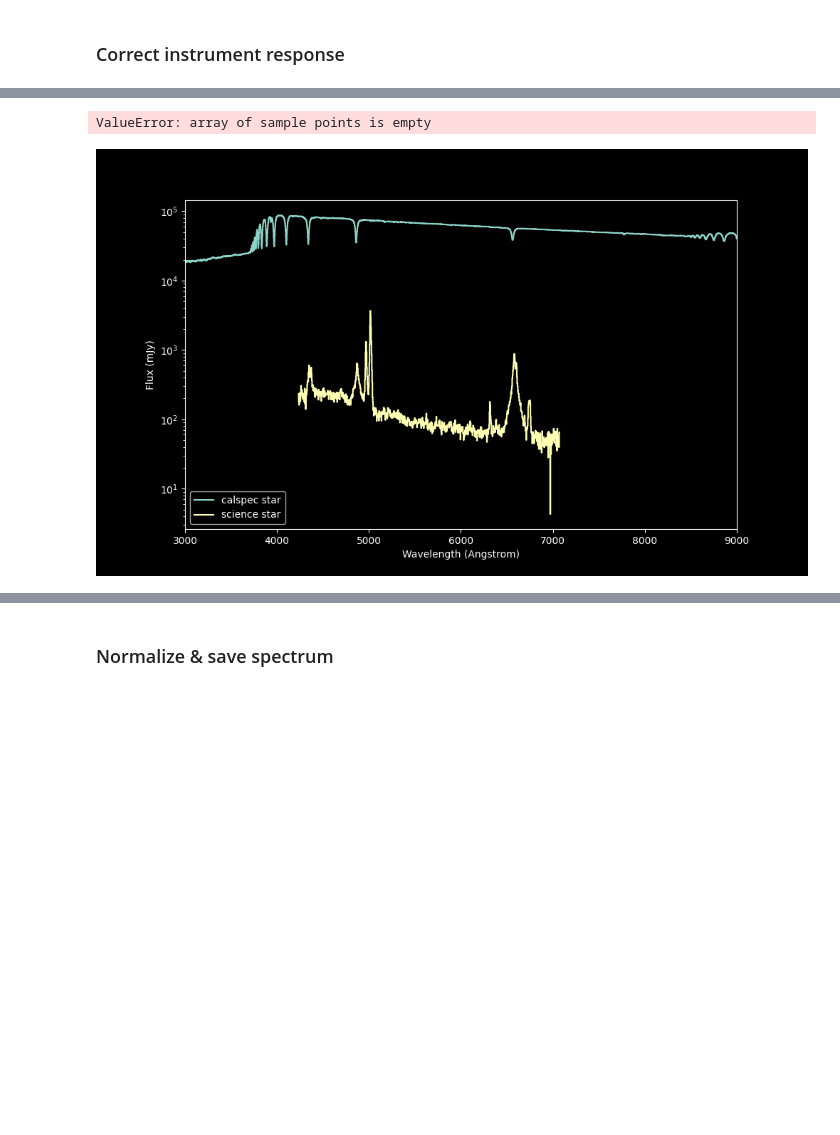
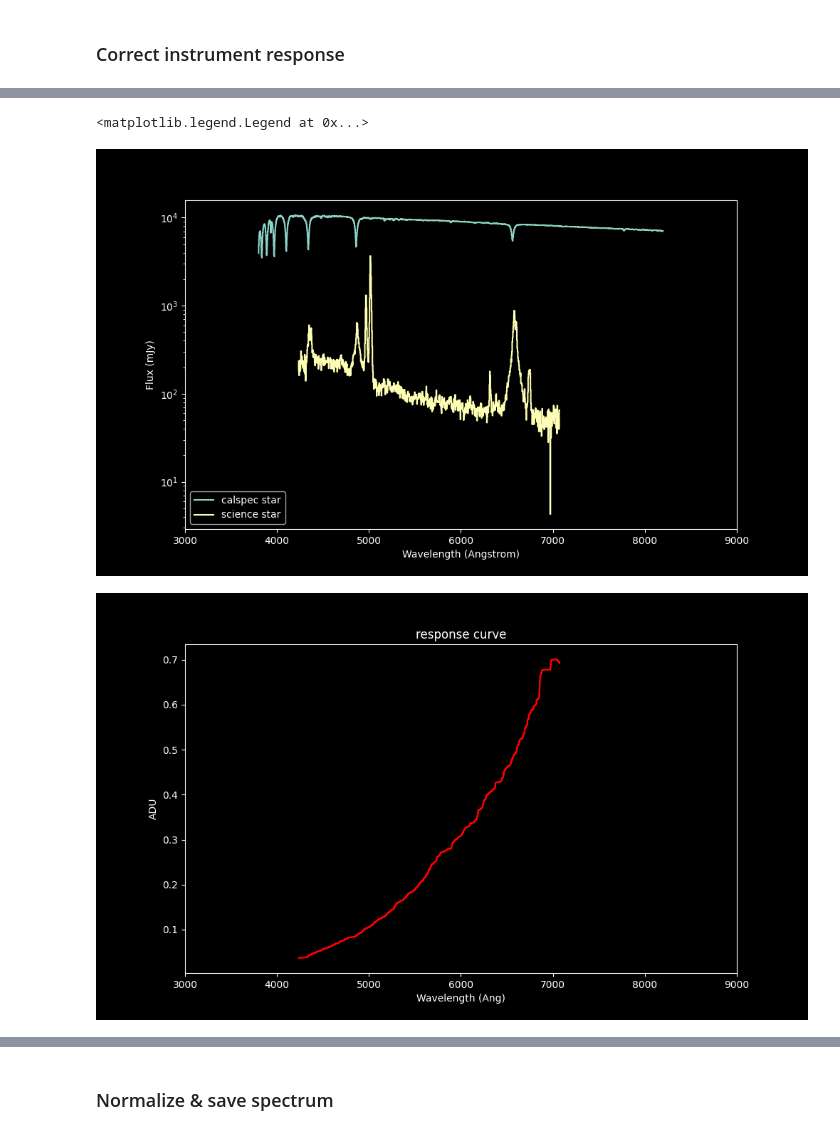
Before and after one commit to plouis35/EasyAstro, a Jupyter notebook: easytools/easyextract.ipynb, the cells around one changed output, grey strips where cells are left out. Cells and saved outputs as stored; diff of their text form; code cells hidden in the pictures; blank space fills up the shorter version.

```diff
--- a/easytools/easyextract.ipynb
+++ b/easytools/easyextract.ipynb
@@ -122,7 +122,9 @@ ALTITUDE = 250
 ### science target
 CAPTURE_DIR='../../../CAPTURES/20161200_CHATEAU_TIPE/spectro_TIPE_bruts/'
 TARGET = 'ngc4151'
-REFERENCE_STAR = 'delumi_stis_004.fits'             # CALSPEC
+#TARGET = 'markab'
+#REFERENCE_STAR = 'delumi_stis_004.fits'             # CALSPEC
+REFERENCE_STAR = 'hd158485_stis_007.fits'             # CALSPEC
 WAVE_RANGE = 3000, 9000
 MEDIAN_SMOOTH = 3
 #calib_x_pixel  = 78.099, 128.005, 200.651, 339.185, 468.038, 550.164, 617.539, 677.917, 796.963
@@ -349,30 +351,25 @@ logger.info(f'computed ZD={ZD}, airmass={airmass}')
 # %% [markdown]
 ### Correct instrument response
 # %%
-### load proper reference star from CALSPEC database according to spectral type
-
 #std_spec = load_onedstds(dataset = 'spec50cal', specfile = 'hd217086.dat')
 #std_spec = load_onedstds(dataset = 'bstdscal', specfile = 'hr5511.dat')
 #std_spec = load_MAST_calspec("delumi_stis_004.fits")
-std_spec = load_MAST_calspec(REFERENCE_STAR)
 #std_spec = load_MAST_calspec("bd60d1753_stiswfc_004.fits")
 #std_spec = load_MAST_calspec("hd93521_stis_007.fits")         # O9Vp
 #std_spec = load_MAST_calspec("hd101452_stis_004.fits")        # A2/3
 #std_spec = load_MAST_calspec('etauma_stis_008.fits') # B3V
 
-### slice spectra (optional)
-#std_slice = std_spec[3800*u.AA:8200*u.AA]
-#sci_slice = sci_calibrated_spectrum[3800*u.AA:8200*u.AA]
+### load reference star from CALSPEC database
+std_spec = load_MAST_calspec(REFERENCE_STAR)
 
-std_slice = std_spec
-sci_slice = sci_calibrated_spectrum
-final_spec = sci_calibrated_spectrum
+### slice spectra to visible range
+std_slice = std_spec[3800*u.AA:8200*u.AA]
+sci_slice = sci_calibrated_spectrum[3800*u.AA:8200*u.AA]
+final_spec = sci_slice
 
 ### show both spectra
 fig, ax = plt.subplots(figsize=(10,6))
-
 plt.xlim(WAVE_RANGE)
-
 ax.step(std_slice.spectral_axis, std_slice.flux, label = 'calspec star') #, where="mid"
 ax.step(sci_slice.spectral_axis, sci_slice.flux, label = 'science star') # where="mid",
 ax.set_yscale('log')
@@ -380,11 +377,12 @@ ax.set_xlabel(f"Wavelength ({std_slice.spectral_axis.unit})")
 ax.set_ylabel(f"Flux ({std_slice.flux.unit})");
 plt.legend(loc=('best'))
 
-obj_spectrum = Spectrum1D(spectral_axis = sci_slice.spectral_axis, flux = sci_slice.flux)
+#obj_spectrum = Spectrum1D(spectral_axis = sci_slice.spectral_axis, flux = sci_slice.flux)
+#std_spectrum = Spectrum1D(spectral_axis = std_slice.spectral_axis, flux = std_slice.flux)
+obj_spectrum = sci_slice
+std_spectrum = std_slice
+
 sci_spectrum = FluxCalibration(object_spectrum = obj_spectrum, airmass = airmass)
-#sci_spectrum.object_spectrum = obj_spectrum
-#sci_spectrum.airmass = airmass
-#sci_spectrum.zeropoint = 48.6*u.Unit('AA')
 
 ### reuse response file if exists
 #if False:
@@ -400,7 +398,7 @@ if os.path.exists(CAPTURE_DIR + 'masterresponse.fit'):
 else:
     logger.info('creating a new response file ...')
     responsefunc = sci_spectrum.standard_sensfunc(
-        standard = std_slice,
+        standard = std_spectrum,
         mode = 'linear', #'linear', # 'poly', #'spline',
         polydeg = 7,
         #badlines=[7516, 6880, 6844, 6860, 6920, 6563, 6566, 4861, 4341],
@@ -409,7 +407,7 @@ else:
 
     ### smooth the response func ?
     #smooth_response = gaussian_smooth(responsefunc, stddev=3)
-    smooth_response = median_smooth(responsefunc, width=2055)
+    smooth_response = median_smooth(responsefunc, width=31) #2055)
     responsefunc = smooth_response
     logger.info('response median smoothed')
 
@@ -447,2 +446,3 @@ plt.legend(loc=('best'))
-ValueError: array of sample points is empty
+<matplotlib.legend.Legend at 0x...>
-[figure, old version]
+[figure, new version]
+[figure, added]
```
Also changed, not shown: parts of 7 cells of this notebook, 3 other files.
